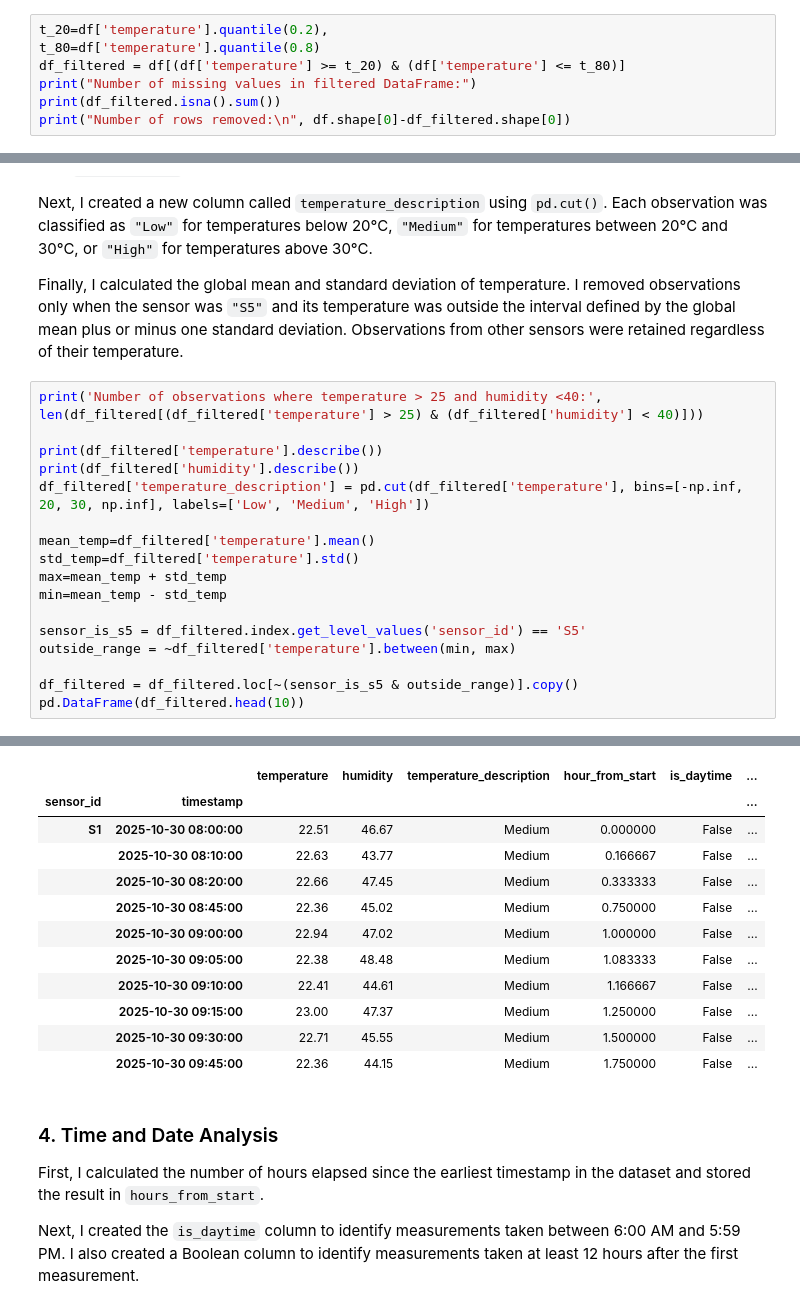
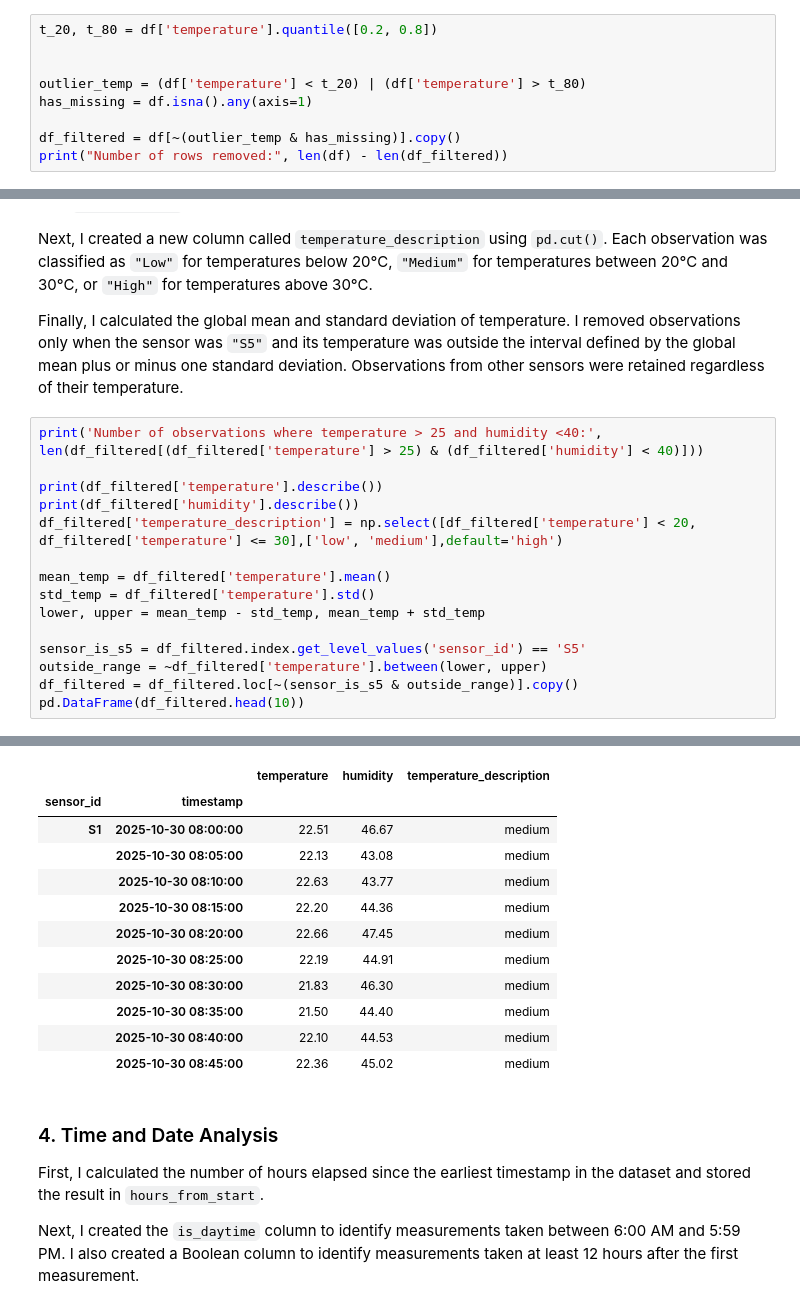
Before and after one commit to Slimacik12/python-for-data-science, a Jupyter notebook: assignment3.ipynb, the cells around one changed output, grey strips where cells are left out. Cells and saved outputs as stored; diff of their text form.

```diff
--- a/assignment3.ipynb
+++ b/assignment3.ipynb
@@ -873,10 +873,12 @@ After filtering, I checked the number of missing values in each column. The filt
 
 A total of **495 rows were removed** during the filtering process.
 # %%
-t_20=df['temperature'].quantile(0.2),
-t_80=df['temperature'].quantile(0.8)
-df_filtered = df[(df['temperature'] >= t_20) & (df['temperature'] <= t_80)]
-print("Number of missing values in filtered DataFrame:")
-print(df_filtered.isna().sum())
-print("Number of rows removed:\n", df.shape[0]-df_filtered.shape[0])
+t_20, t_80 = df['temperature'].quantile([0.2, 0.8])
+
+
+outlier_temp = (df['temperature'] < t_20) | (df['temperature'] > t_80)
+has_missing = df.isna().any(axis=1)
+
+df_filtered = df[~(outlier_temp & has_missing)].copy()
+print("Number of rows removed:", len(df) - len(df_filtered))
 # %% [output]
@@ -899,16 +896,14 @@ print('Number of observations where temperature > 25 and humidity <40:', len(df_
 
 print(df_filtered['temperature'].describe())
 print(df_filtered['humidity'].describe())
-df_filtered['temperature_description'] = pd.cut(df_filtered['temperature'], bins=[-np.inf, 20, 30, np.inf], labels=['Low', 'Medium', 'High'])
+df_filtered['temperature_description'] = np.select([df_filtered['temperature'] < 20, df_filtered['temperature'] <= 30],['low', 'medium'],default='high')
 
-mean_temp=df_filtered['temperature'].mean()
-std_temp=df_filtered['temperature'].std()
-max=mean_temp + std_temp
-min=mean_temp - std_temp
+mean_temp = df_filtered['temperature'].mean()
+std_temp = df_filtered['temperature'].std()
+lower, upper = mean_temp - std_temp, mean_temp + std_temp
 
 sensor_is_s5 = df_filtered.index.get_level_values('sensor_id') == 'S5'
-outside_range = ~df_filtered['temperature'].between(min, max)
-
+outside_range = ~df_filtered['temperature'].between(lower, upper)
 df_filtered = df_filtered.loc[~(sensor_is_s5 & outside_range)].copy()
 pd.DataFrame(df_filtered.head(10))
 # %% [output]
@@ -933,16 +928,16 @@ max       55.430000
 Name: humidity, dtype: float64
-|  |  | temperature | humidity | temperature_description | hour_from_start | is_daytime | ... |
-| sensor_id | timestamp |  |  |  |  |  | ... |
-| S1 | 2025-10-30 08:00:00 | 22.51 | 46.67 | Medium | 0.000000 | False | ... |
-|  | 2025-10-30 08:10:00 | 22.63 | 43.77 | Medium | 0.166667 | False | ... |
-|  | 2025-10-30 08:20:00 | 22.66 | 47.45 | Medium | 0.333333 | False | ... |
-|  | 2025-10-30 08:45:00 | 22.36 | 45.02 | Medium | 0.750000 | False | ... |
-|  | 2025-10-30 09:00:00 | 22.94 | 47.02 | Medium | 1.000000 | False | ... |
-|  | 2025-10-30 09:05:00 | 22.38 | 48.48 | Medium | 1.083333 | False | ... |
-|  | 2025-10-30 09:10:00 | 22.41 | 44.61 | Medium | 1.166667 | False | ... |
-|  | 2025-10-30 09:15:00 | 23.00 | 47.37 | Medium | 1.250000 | False | ... |
-|  | 2025-10-30 09:30:00 | 22.71 | 45.55 | Medium | 1.500000 | False | ... |
-|  | 2025-10-30 09:45:00 | 22.36 | 44.15 | Medium | 1.750000 | False | ... |
+|  |  | temperature | humidity | temperature_description |
+| sensor_id | timestamp |  |  |  |
+| S1 | 2025-10-30 08:00:00 | 22.51 | 46.67 | medium |
+|  | 2025-10-30 08:05:00 | 22.13 | 43.08 | medium |
+|  | 2025-10-30 08:10:00 | 22.63 | 43.77 | medium |
+|  | 2025-10-30 08:15:00 | 22.20 | 44.36 | medium |
+|  | 2025-10-30 08:20:00 | 22.66 | 47.45 | medium |
+|  | 2025-10-30 08:25:00 | 22.19 | 44.91 | medium |
+|  | 2025-10-30 08:30:00 | 21.83 | 46.30 | medium |
+|  | 2025-10-30 08:35:00 | 21.50 | 44.40 | medium |
+|  | 2025-10-30 08:40:00 | 22.10 | 44.53 | medium |
+|  | 2025-10-30 08:45:00 | 22.36 | 45.02 | medium |
 # %% [markdown]
 ### 4. Time and Date Analysis
 
```
Also changed, not shown: parts of 7 cells of this notebook, 2 other files.
